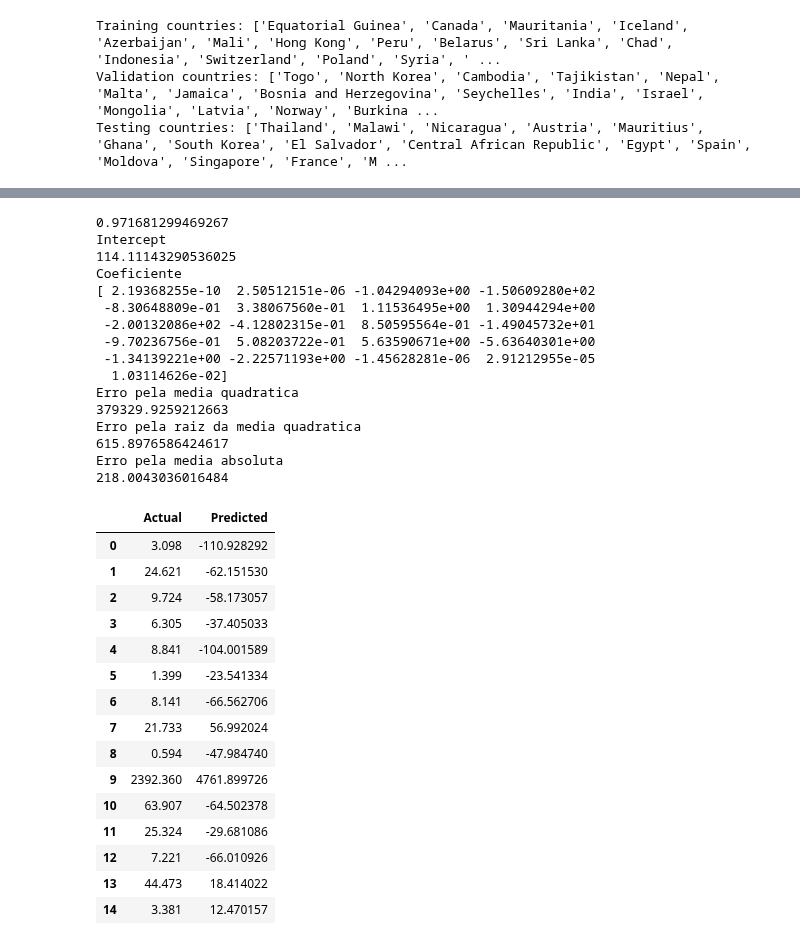
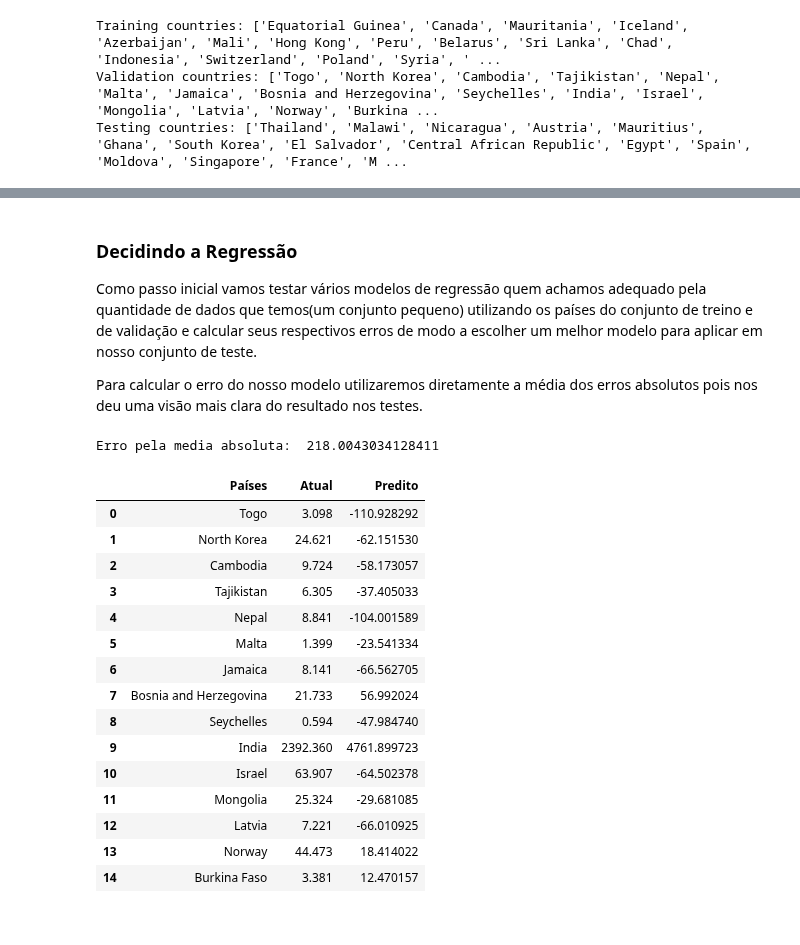
Before and after one commit to natanbcpc/final-ml-project, a Jupyter notebook: Final Project_v2.ipynb, the cells around one changed output, grey strips where cells are left out. Drawn from its saved outputs; the diff is of its cells as text; code cells hidden in the pictures.

```diff
--- a/Final Project_v2.ipynb
+++ b/Final Project_v2.ipynb
@@ -204,59 +200,37 @@ Para esse dataset, decidimos utilizar uma regressão com árvore de decisão. Es
+# %% [markdown]
+### Decidindo a Regressão
+
+Como passo inicial vamos testar vários modelos de regressão quem achamos adequado pela quantidade de dados que temos(um conjunto pequeno) utilizando os países do conjunto de treino e de validação e calcular seus respectivos erros de modo a escolher um melhor modelo para aplicar em nosso conjunto de teste.
+
+Para calcular o erro do nosso modelo utilizaremos diretamente a média dos erros absolutos pois nos deu uma visão mais clara do resultado nos testes.
 # %%
-#Regressao linear normal
+#RAplicando regressao linear
 from sklearn.linear_model import LinearRegression
 from sklearn.metrics import mean_squared_error
 from sklearn.metrics import mean_absolute_error
 import pandas as pd
-#Utilizando a mesma regressão logistica com liblinear pois é o recomendado para datasets pequenos(<10000)
 reg = LinearRegression().fit(X_train, y_train)
-print(reg.score(X_train, y_train))
-print("Intercept")
-print(reg.intercept_)
-print("Coeficiente")
-print(reg.coef_)
 y_pred = reg.predict(X_val)
-errors = mean_squared_error(y_val, y_pred)
-print("Erro pela media quadratica")
-print(errors)
-errors2 = mean_squared_error(y_val, y_pred, squared=False)
-print("Erro pela raiz da media quadratica")
-print(errors2)
-errors3 = mean_absolute_error(y_val, y_pred)
-print("Erro pela media absoluta")
-print(errors3)
-df = pd.DataFrame({'Actual': y_val, 'Predicted': y_pred})
+errors = mean_absolute_error(y_val, y_pred)
+print("Erro pela media absoluta: ", errors)
+df = pd.DataFrame({'Países': countries_val, 'Atual': y_val, 'Predito': y_pred})
 df
 # %% [output]
-0.971681299469267
-Intercept
-114.11143290536025
-Coeficiente
-[ 2.19368255e-10  2.50512151e-06 -1.04294093e+00 -1.50609280e+02
- -8.30648809e-01  3.38067560e-01  1.11536495e+00  1.30944294e+00
- -2.00132086e+02 -4.12802315e-01  8.50595564e-01 -1.49045732e+01
- -9.70236756e-01  5.08203722e-01  5.63590671e+00 -5.63640301e+00
- -1.34139221e+00 -2.22571193e+00 -1.45628281e-06  2.91212955e-05
-  1.03114626e-02]
-Erro pela media quadratica
-379329.9259212663
-Erro pela raiz da media quadratica
-615.8976586424617
-Erro pela media absoluta
-218.0043036016484
+Erro pela media absoluta:  218.0043034128411
-|  | Actual | Predicted |
-| 0 | 3.098 | -110.928292 |
-| 1 | 24.621 | -62.151530 |
-| 2 | 9.724 | -58.173057 |
-| 3 | 6.305 | -37.405033 |
-| 4 | 8.841 | -104.001589 |
-| 5 | 1.399 | -23.541334 |
-| 6 | 8.141 | -66.562706 |
-| 7 | 21.733 | 56.992024 |
-| 8 | 0.594 | -47.984740 |
-| 9 | 2392.360 | 4761.899726 |
-| 10 | 63.907 | -64.502378 |
-| 11 | 25.324 | -29.681086 |
-| 12 | 7.221 | -66.010926 |
-| 13 | 44.473 | 18.414022 |
-| 14 | 3.381 | 12.470157 |
+|  | Países | Atual | Predito |
+| 0 | Togo | 3.098 | -110.928292 |
+| 1 | North Korea | 24.621 | -62.151530 |
+| 2 | Cambodia | 9.724 | -58.173057 |
+| 3 | Tajikistan | 6.305 | -37.405033 |
+| 4 | Nepal | 8.841 | -104.001589 |
+| 5 | Malta | 1.399 | -23.541334 |
+| 6 | Jamaica | 8.141 | -66.562705 |
+| 7 | Bosnia and Herzegovina | 21.733 | 56.992024 |
+| 8 | Seychelles | 0.594 | -47.984740 |
+| 9 | India | 2392.360 | 4761.899723 |
+| 10 | Israel | 63.907 | -64.502378 |
+| 11 | Mongolia | 25.324 | -29.681085 |
+| 12 | Latvia | 7.221 | -66.010925 |
+| 13 | Norway | 44.473 | 18.414022 |
+| 14 | Burkina Faso | 3.381 | 12.470157 |
 # %%
```
Also changed, not shown: parts of 7 cells of this notebook.
